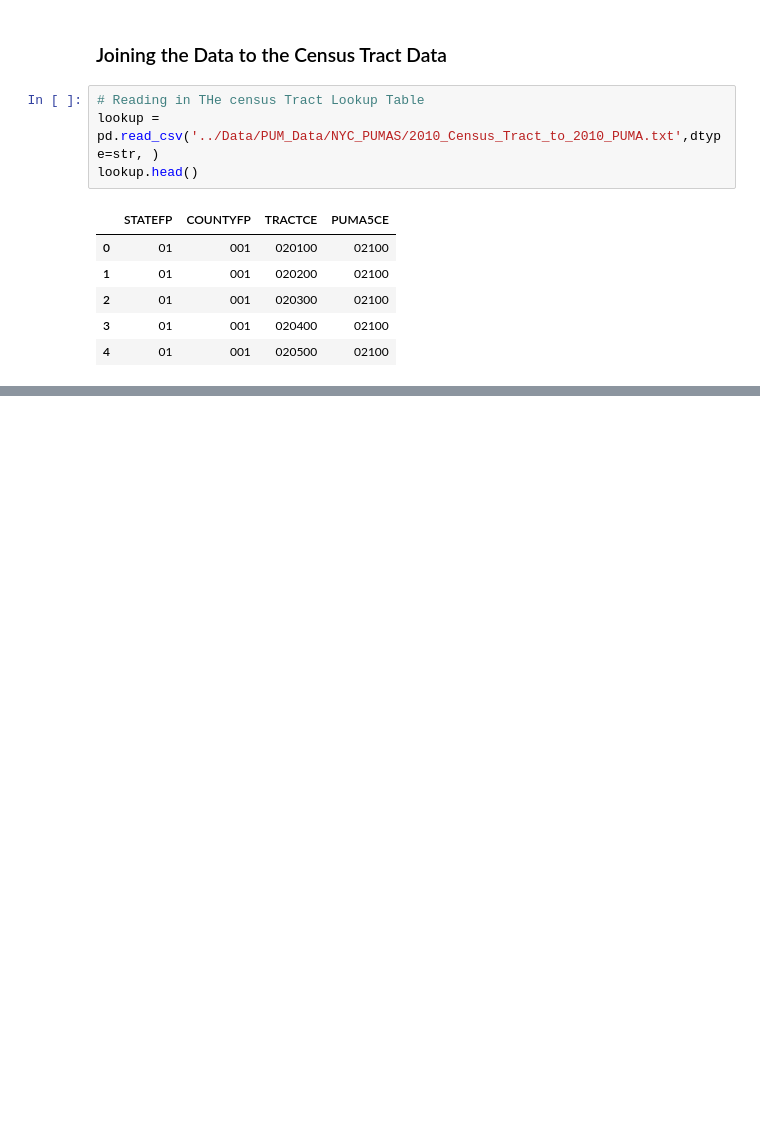
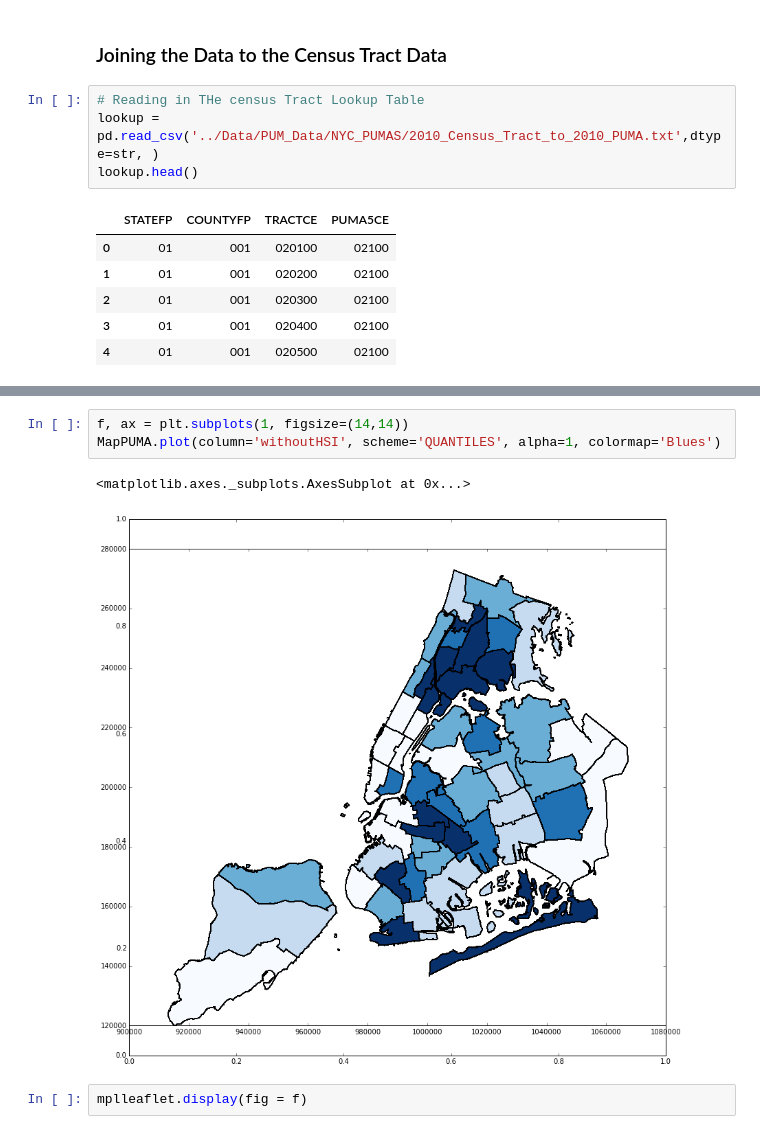
Before and after one commit to AlanPolson/ML_Project, a Jupyter notebook: Code/PUM_internet.ipynb, the cells around one changed output, grey strips where cells are left out. Cells and saved outputs as stored; diff of their text form; blank space fills up the shorter version.

```diff
--- a/Code/PUM_internet.ipynb
+++ b/Code/PUM_internet.ipynb
@@ -141,0 +155,8 @@ pumcensus.head()
+# %%
+f, ax = plt.subplots(1, figsize=(14,14))
+MapPUMA.plot(column='withoutHSI', scheme='QUANTILES', alpha=1, colormap='Blues')
+# %% [output]
+<matplotlib.axes._subplots.AxesSubplot at 0x...>
+[figure, added]
+# %%
+mplleaflet.display(fig = f)
```
Also changed, not shown: parts of 7 cells of this notebook, 1 other file.
